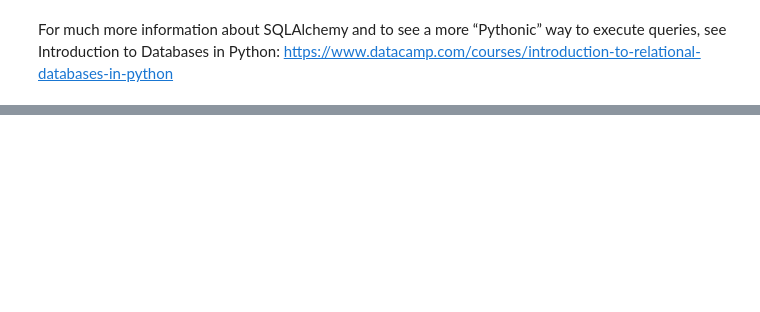
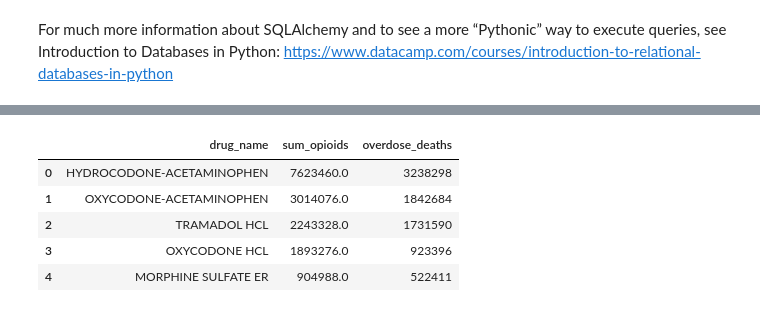
Before and after one commit to NSS-Data-Analytics-Cohort-12/prescribers-python-da12-v2-json-derulo, a Jupyter notebook: notebooks/prescribers_johnodell_jsond.ipynb, the cells around one changed output, grey strips where cells are left out. Drawn from its saved outputs; the diff is of its cells as text; code cells hidden in the pictures; blank space fills up the shorter version.

```diff
--- a/notebooks/prescribers_johnodell_jsond.ipynb
+++ b/notebooks/prescribers_johnodell_jsond.ipynb
@@ -82,0 +151,12 @@ For much more information about SQLAlchemy and to see a more “Pythonic” way
+# %%
+with engine.connect() as connection:
+    opiods_deaths_sum = pd.read_sql(text(query2), con = connection)
+
+opiods_deaths_sum.head()
+# %% [output]
+|  | drug_name | sum_opioids | overdose_deaths |
+| 0 | HYDROCODONE-ACETAMINOPHEN | 7623460.0 | 3238298 |
+| 1 | OXYCODONE-ACETAMINOPHEN | 3014076.0 | 1842684 |
+| 2 | TRAMADOL HCL | 2243328.0 | 1731590 |
+| 3 | OXYCODONE HCL | 1893276.0 | 923396 |
+| 4 | MORPHINE SULFATE ER | 904988.0 | 522411 |
```
Also changed, not shown: parts of 21 cells of this notebook.
